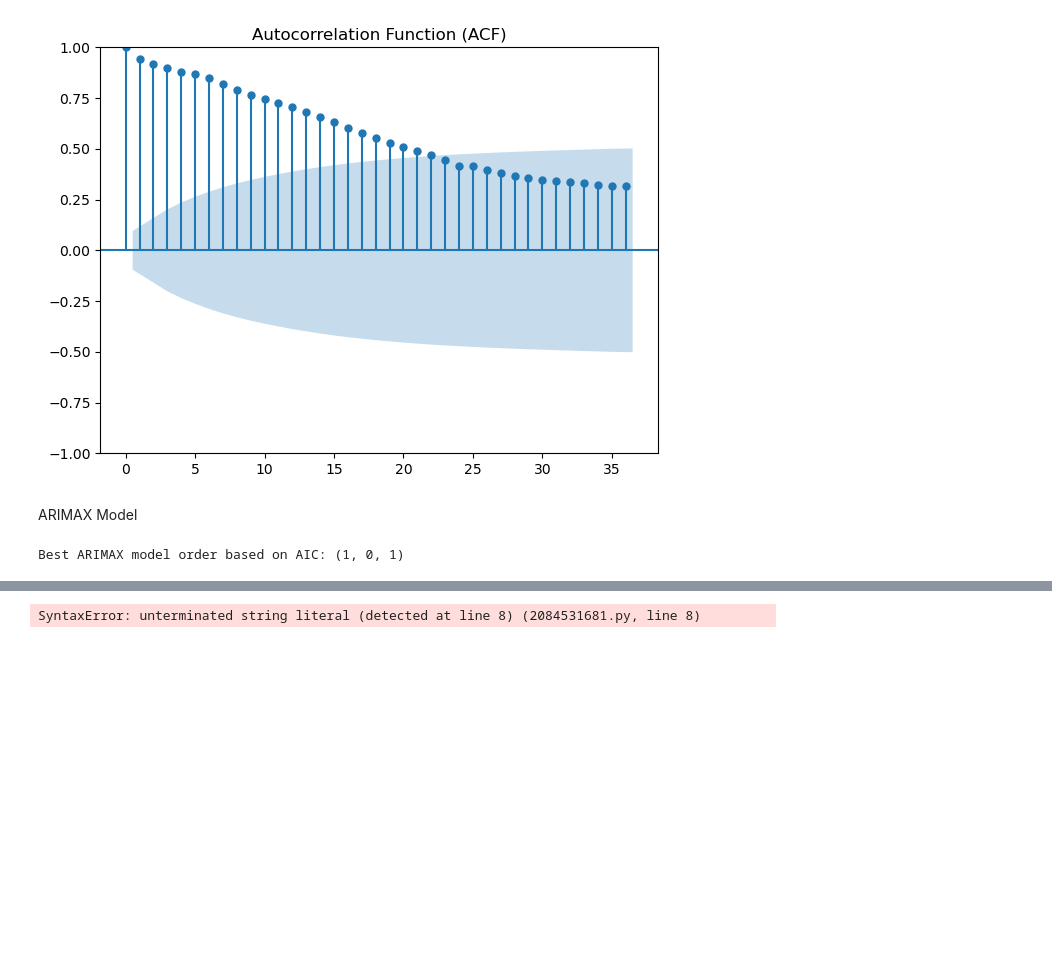
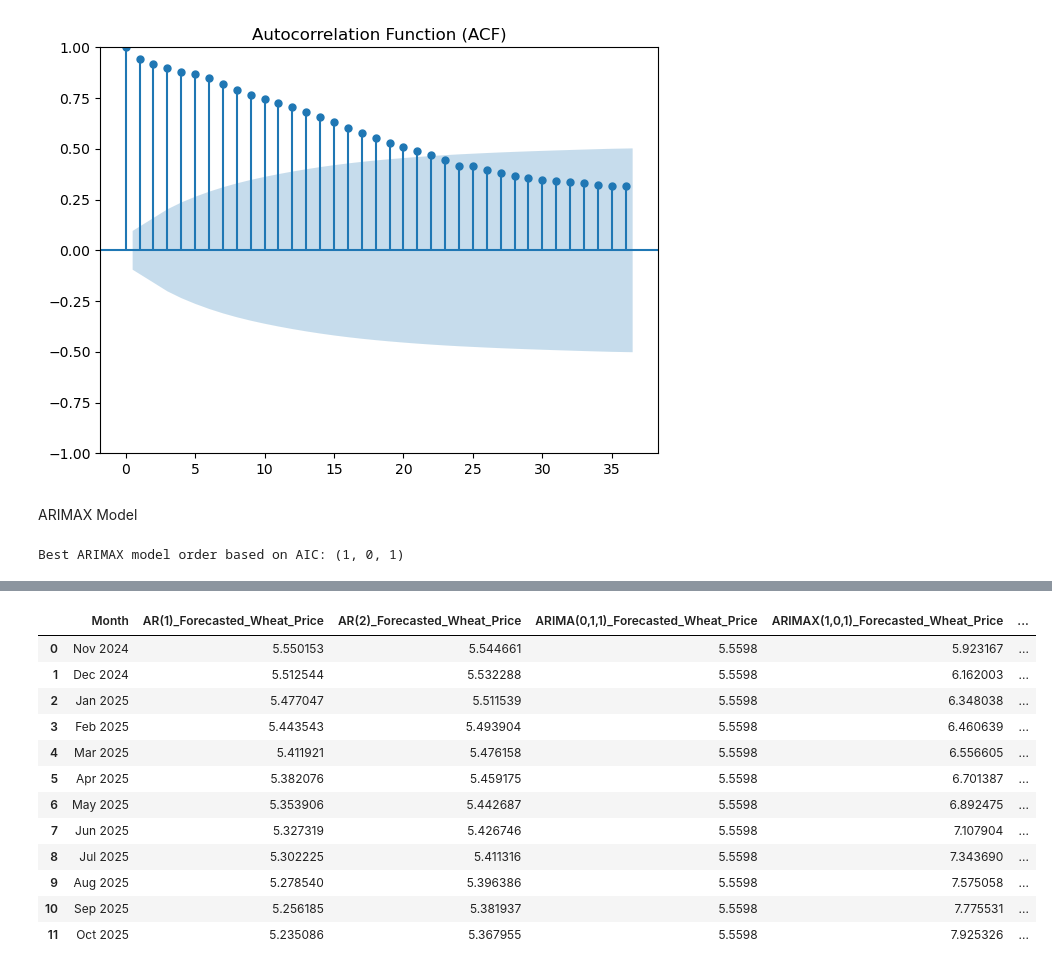
Before and after one commit to djwh1tmer/ML-Time-Series-Final-Project, a Jupyter notebook: Jupyter Notebooks/Time_Series_Model_Selection.ipynb, the cells around one changed output, grey strips where cells are left out. Cells and saved outputs as stored; diff of their text form; code cells hidden in the pictures; blank space fills up the shorter version.

```diff
--- a/Jupyter Notebooks/Model_Selection.ipynb
+++ b/Jupyter Notebooks/Time_Series_Model_Selection.ipynb
@@ -208,0 +221,8 @@ print(f"Best SARIMAX parameters - order: {best_sarimax_params[0]}, seasonal_orde
+# %%
+#Test SARIMAX(1,0,1)x(0,0,1,12)
+sarimax_101 = SARIMAX(df['wheat_price'],
+                     exog=exog_data,
+                     order=best_arimax_params,
+                     seasonal_order=(0, 0, 1, 12)).fit(disp=False)
+
+print(sarimax_101.summary())
@@ -208,0 +341,4 @@ print(f"Best SARIMAX parameters - order: {best_sarimax_params[0]}, seasonal_orde
+# %%
+#SARIMAX forecasting
+sarimax_101_forecast = sarimax_101.forecast(steps=12, exog=future_exog)
+sarimax_101_forecast
@@ -209,14 +359,26 @@ print(f"Best SARIMAX parameters - order: {best_sarimax_params[0]}, seasonal_orde
 # %%
-
+#display next year forecasts as dataframe
 forecast_df = pd.DataFrame({
-    'Month': ['Nov 2024', 'Dec 2024', 'Jan 2025', 'Feb 2025', 'March 2025', 'April 2025', 'May 2025',
-             'June 2025', 'July 2025','Aug 2025', 'Sep 2025', 'Oct 2025'],
-    'AR(1)_Forecasted_Wheat_Price': ar1_forecast,
-    'AR(2)_Forecasted_Wheat_Price': ar2_forecast,
+    'Month': ['Nov 2024', 'Dec 2024', 'Jan 2025', 'Feb 2025', 'Mar 2025', 'Apr 2025', 'May 2025',
+             'Jun 2025', 'Jul 2025','Aug 2025', 'Sep 2025', 'Oct 2025'],
+    'AR(1)_Forecasted_Wheat_Price': ar_1_forecast,
+    'AR(2)_Forecasted_Wheat_Price': ar_2_forecast,
     'ARIMA(0,1,1)_Forecasted_Wheat_Price': arima_011_forecast,
-    'ARIMAX(1,0,1)_Forecasted_Wheat_Price': arimax_101,
-    'SARIMAX(
-})
+    'ARIMAX(1,0,1)_Forecasted_Wheat_Price': arimax_101_forecast,
+    'SARIMAX(1,0,1)_Forecasted_Wheat_Price': sarimax_101_forecast
+}).reset_index(drop = True)
 forecast_df
 # %% [output]
-SyntaxError: unterminated string literal (detected at line 8) (2084531681.py, line 8)
+|  | Month | AR(1)_Forecasted_Wheat_Price | AR(2)_Forecasted_Wheat_Price | ARIMA(0,1,1)_Forecasted_Wheat_Price | ARIMAX(1,0,1)_Forecasted_Wheat_Price | ... |
+| 0 | Nov 2024 | 5.550153 | 5.544661 | 5.5598 | 5.923167 | ... |
+| 1 | Dec 2024 | 5.512544 | 5.532288 | 5.5598 | 6.162003 | ... |
+| 2 | Jan 2025 | 5.477047 | 5.511539 | 5.5598 | 6.348038 | ... |
+| 3 | Feb 2025 | 5.443543 | 5.493904 | 5.5598 | 6.460639 | ... |
+| 4 | Mar 2025 | 5.411921 | 5.476158 | 5.5598 | 6.556605 | ... |
+| 5 | Apr 2025 | 5.382076 | 5.459175 | 5.5598 | 6.701387 | ... |
+| 6 | May 2025 | 5.353906 | 5.442687 | 5.5598 | 6.892475 | ... |
+| 7 | Jun 2025 | 5.327319 | 5.426746 | 5.5598 | 7.107904 | ... |
+| 8 | Jul 2025 | 5.302225 | 5.411316 | 5.5598 | 7.343690 | ... |
+| 9 | Aug 2025 | 5.278540 | 5.396386 | 5.5598 | 7.575058 | ... |
+| 10 | Sep 2025 | 5.256185 | 5.381937 | 5.5598 | 7.775531 | ... |
+| 11 | Oct 2025 | 5.235086 | 5.367955 | 5.5598 | 7.925326 | ... |
```
Also changed, not shown: parts of 15 cells of this notebook.
